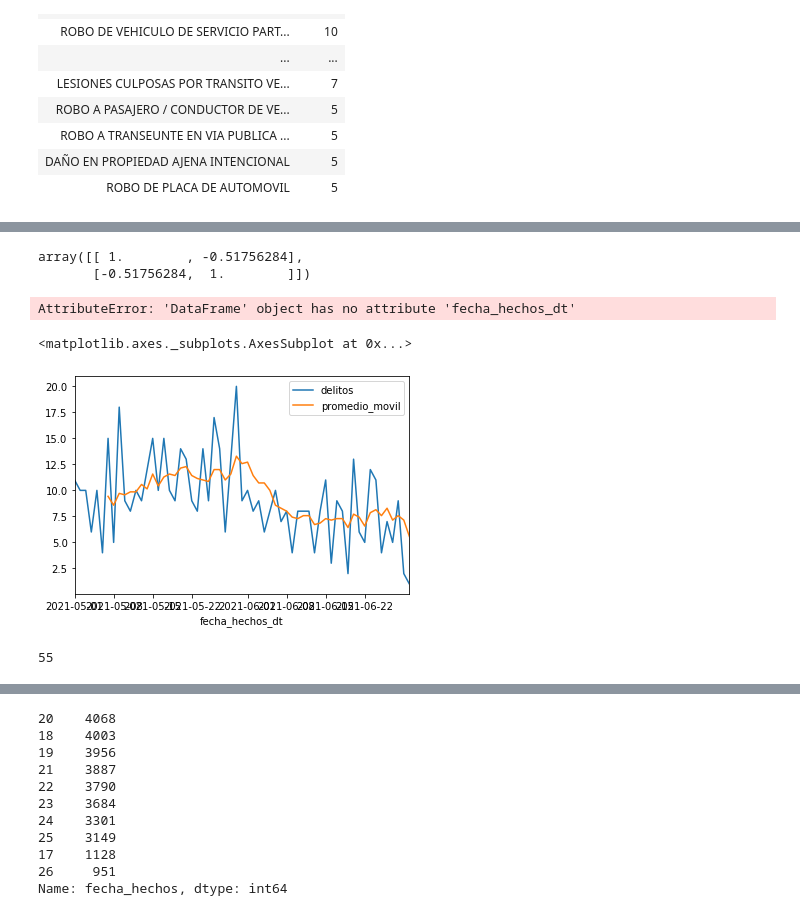
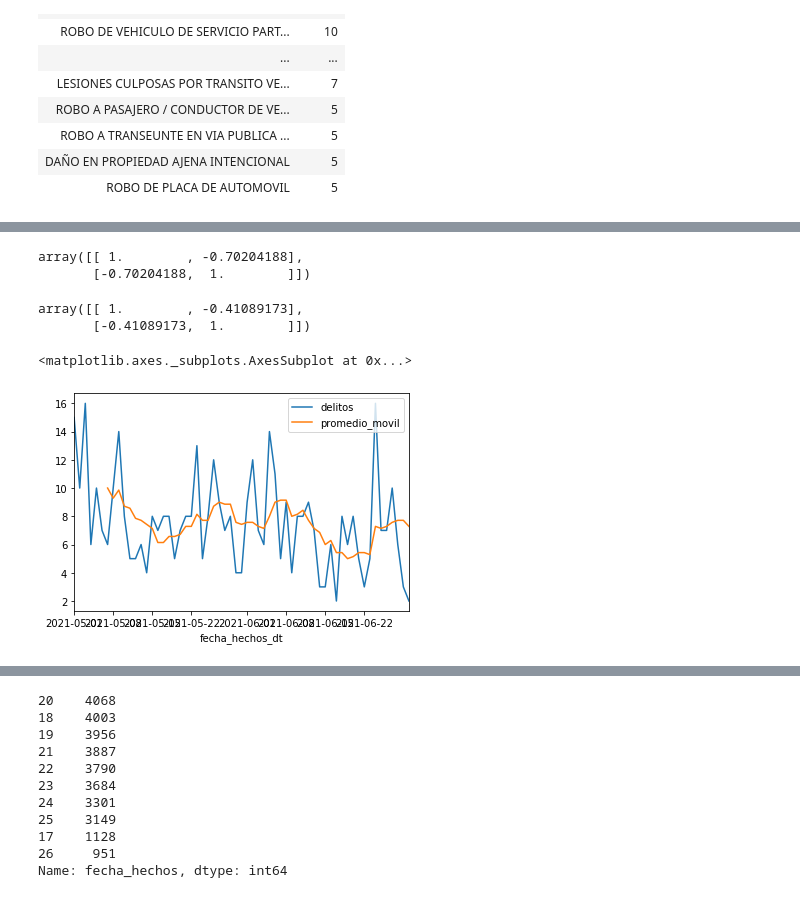
Before and after one commit to DarioDC/OPI, a Jupyter notebook: Examen_DarioDiazCuevas.ipynb, the cells around one changed output, grey strips where cells are left out. Saved outputs shown, nothing was run; the diff lists cells and outputs as text; code cells hidden in the pictures.

```diff
--- a/Examen_DarioDiazCuevas.ipynb
+++ b/Examen_DarioDiazCuevas.ipynb
@@ -354,24 +528,21 @@ del_trend.round().astype(int)
 # %%
-np.corrcoef(x=range(len(trend.promedio_movil) - sum(trend.promedio_movil.isnull())),y=trend.delitos[-(len(trend.promedio_movil) - sum(trend.promedio_movil.isnull())):])
+np.corrcoef(x=range(len(trend.promedio_movil) - sum(trend.promedio_movil.isnull())),y=trend.promedio_movil[-(len(trend.promedio_movil) - sum(trend.promedio_movil.isnull())):])
 # %% [output]
-array([[ 1.        , -0.51756284],
-       [-0.51756284,  1.        ]])
+array([[ 1.        , -0.70204188],
+       [-0.70204188,  1.        ]])
-# %%
-trend.fecha_hechos_dt
-# %% [output]
-AttributeError: 'DataFrame' object has no attribute 'fecha_hechos_dt'
+# %%
+np.corrcoef(x=range(len(trend.promedio_movil)),y=trend.delitos)
+# %% [output]
+array([[ 1.        , -0.41089173],
+       [-0.41089173,  1.        ]])
 # %%
-trend = del_cdmx[['fecha_hechos_dt','delitos']][(del_cdmx['fecha_hechos_dt']>=pd.Timestamp(2021,5,1)) & (del_cdmx['delito'] == "ROBO A NEGOCIO SIN VIOLENCIA")].groupby('fecha_hechos_dt').count()
+trend = del_cdmx[['fecha_hechos_dt','delitos']][(del_cdmx['fecha_hechos_dt']>=pd.Timestamp(2021,5,1)) & (del_cdmx['delito'] == "ROBO A CASA HABITACION SIN VIOLENCIA")].groupby('fecha_hechos_dt').count()
 trend['promedio_movil'] = trend.rolling(window=7).mean()
 trend.plot()
 #plt.xlabel("tiempo")
 #plt.title("Delitos diarios en la CDMX")
 #plt.tight_layout()
 #plt.show()
 # %% [output]
 <matplotlib.axes._subplots.AxesSubplot at 0x...>
-[figure, old version]
+[figure, new version]
-# %%
-len(trend.promedio_movil) - sum(trend.promedio_movil.isnull())
-# %% [output]
-55
```
Also changed, not shown: parts of 27 cells of this notebook.
